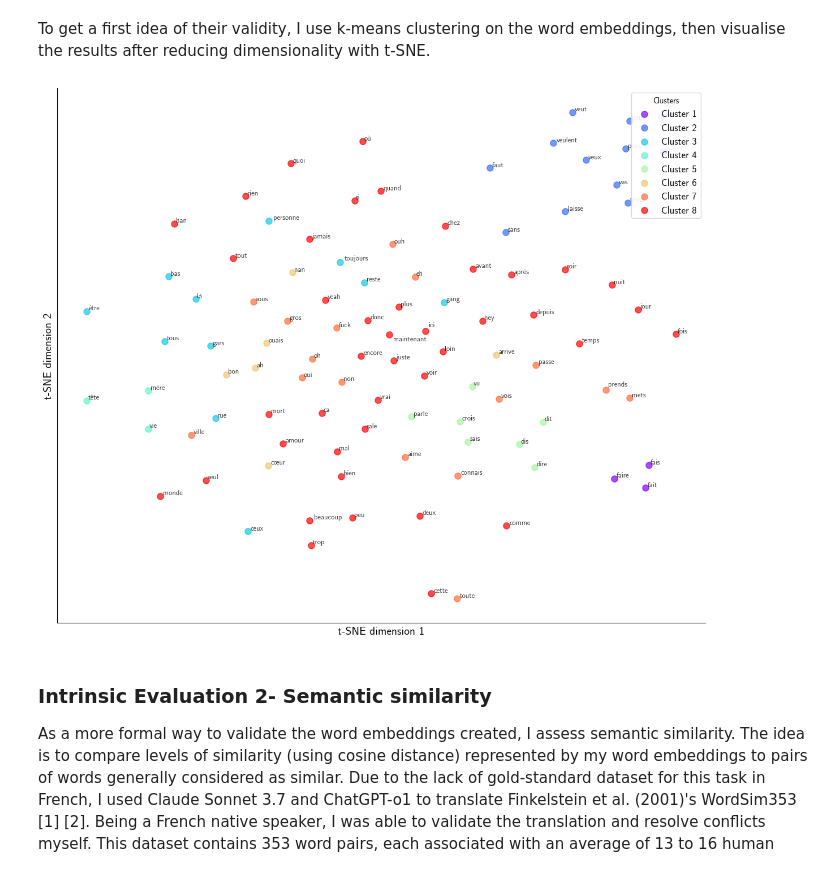
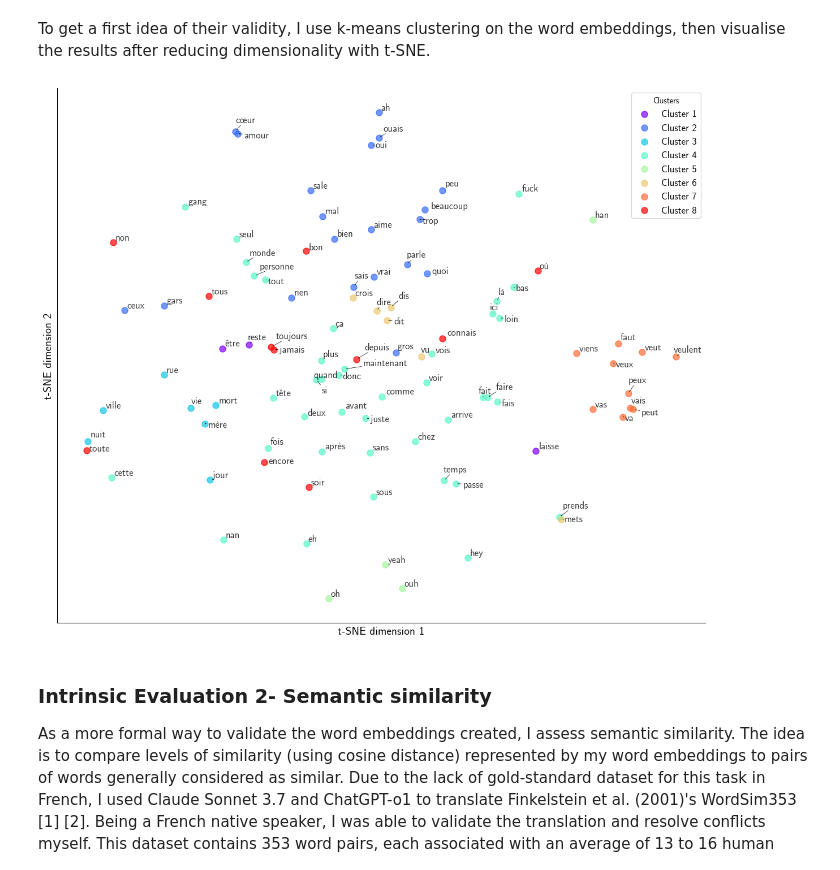
Before and after one commit to MatteoLarrode/NLP-SexismRapFr, a Jupyter notebook: NLP-SexismRapFr.ipynb, the cells around one changed output. Saved outputs shown, nothing was run; the diff lists cells and outputs as text; code cells hidden in the pictures.

```diff
--- a/NLP-SexismRapFr.ipynb
+++ b/NLP-SexismRapFr.ipynb
@@ -264,19 +264,20 @@ Loaded 8 models:
 # %% [markdown]
 To get a first idea of their validity, I use k-means clustering on the word embeddings, then visualise the results after reducing dimensionality with t-SNE.
 # %%
-best_rap_model = models["frRap_non_lemma_cbow_100_cut5_win5"]
+best_rap_model = models["frRap_non_lemma_skipgram_100_cut5_win5"]
 # %%
 # Run k-means clustering
 n_clusters = 8
 
 cluster_info = kmeans_cluster_embeddings(
     best_rap_model,
     n_words=100,
     n_clusters=n_clusters,
+    random_state=42,
     save_path=f'figs/k_means/kmeans_word_clusters_{n_clusters}_new.png'
 )
 # %% [output]
-[figure, old version]
+[figure, new version]
 # %% [markdown]
 ### Intrinsic Evaluation 2- Semantic similarity
 
```
Also changed, not shown: parts of 1 cell of this notebook, 3 other files.
